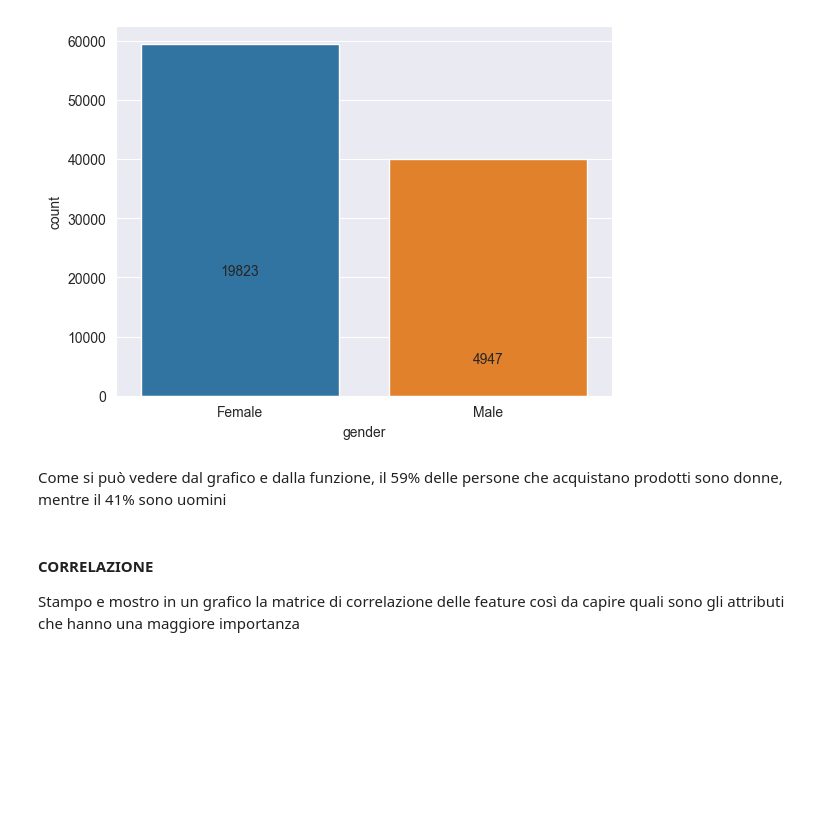
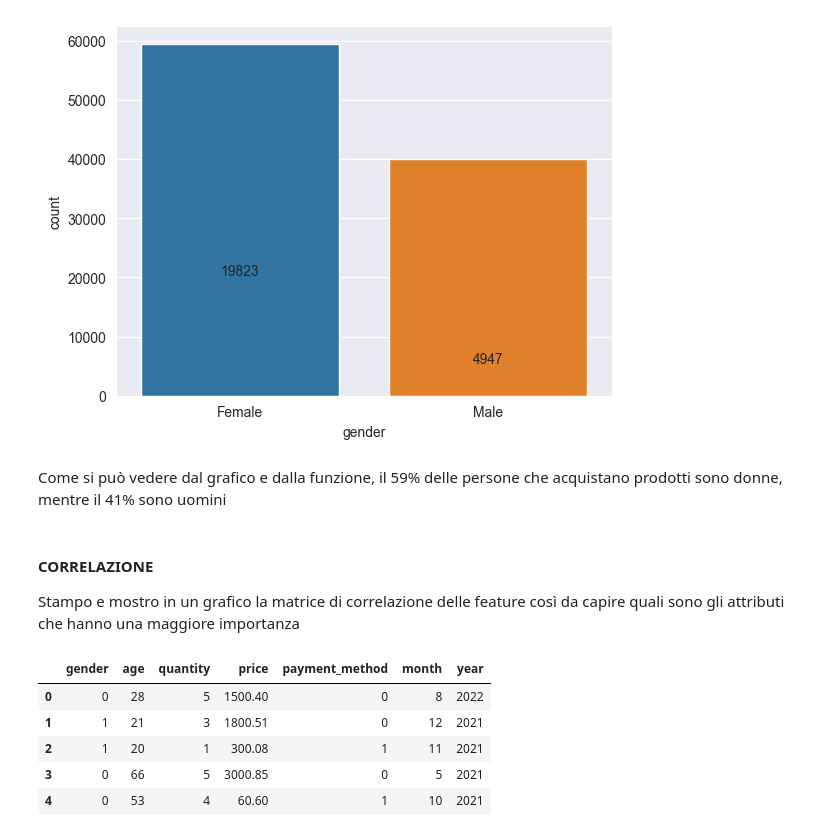
Before and after one commit to pasquale9197/Rainfall-prediction-in-Australia-a-Data-Mining-project, a Jupyter notebook: CustomerShopping progettoDataMining.ipynb, the cells around one changed output. Saved outputs shown, nothing was run; the diff lists cells and outputs as text; code cells hidden in the pictures; blank space fills up the shorter version.

```diff
--- a/CustomerShopping progettoDataMining.ipynb
+++ b/CustomerShopping progettoDataMining.ipynb
@@ -428,3 +436,14 @@ Come si può vedere dal grafico e dalla funzione, il 59% delle persone che acqui
 # %% [markdown]
 #### CORRELAZIONE
 Stampo e mostro in un grafico la matrice di correlazione delle feature così da capire quali sono gli attributi che hanno una maggiore importanza
+# %%
+df_cat= dfBalanced.select_dtypes(include=['object']) #attributi categorici
+df_num= dfBalanced.select_dtypes(include=[np.number]) #attributi numerici
+df_num.head()
+# %% [output]
+|  | gender | age | quantity | price | payment_method | month | year |
+| 0 | 0 | 28 | 5 | 1500.40 | 0 | 8 | 2022 |
+| 1 | 1 | 21 | 3 | 1800.51 | 0 | 12 | 2021 |
+| 2 | 1 | 20 | 1 | 300.08 | 1 | 11 | 2021 |
+| 3 | 0 | 66 | 5 | 3000.85 | 0 | 5 | 2021 |
+| 4 | 0 | 53 | 4 | 60.60 | 1 | 10 | 2021 |
```
Also changed, not shown: parts of 10 cells of this notebook.
